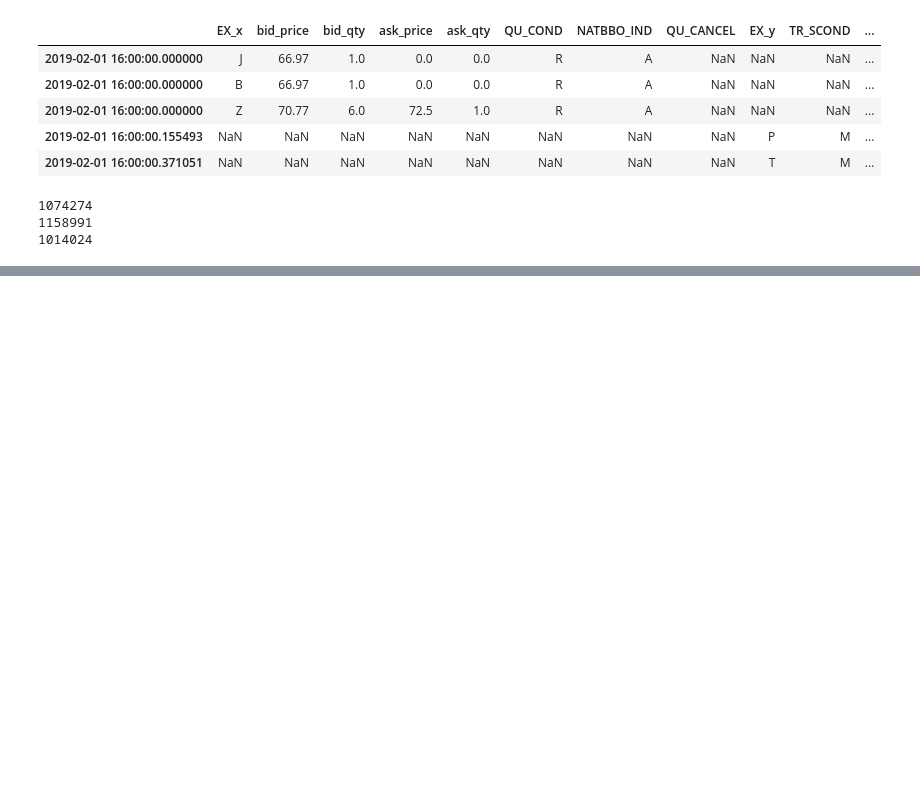
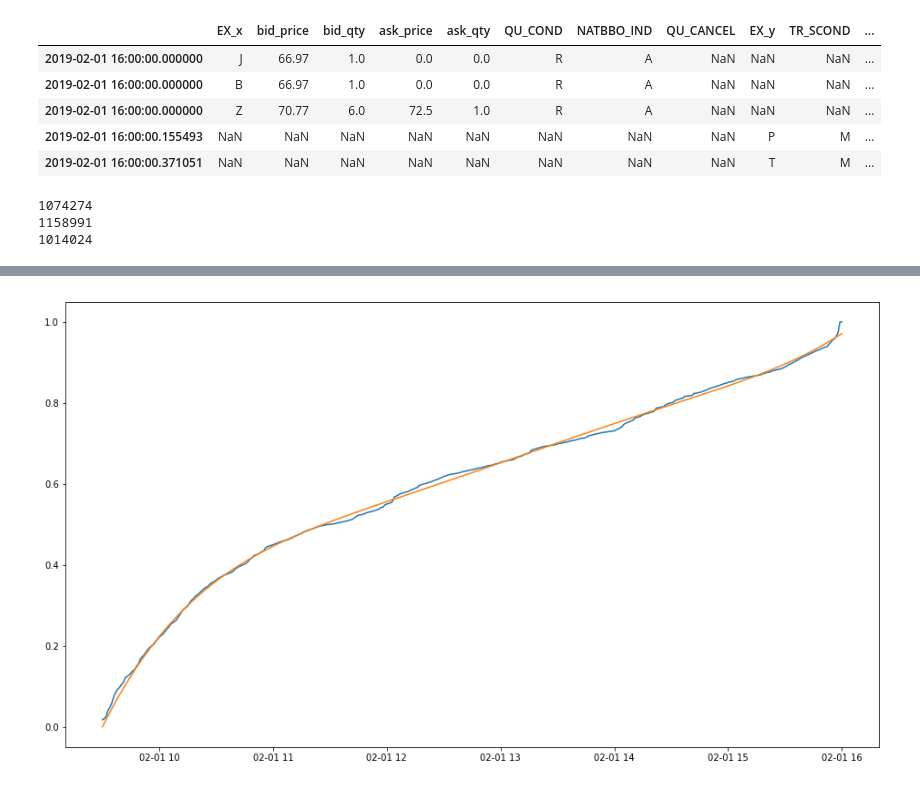
Before and after one commit to franklili3/Python-for-Finance-Engineering, a Jupyter notebook: homework4/homework4.ipynb, the cells around one changed output, grey strips where cells are left out. Saved outputs shown, nothing was run; the diff lists cells and outputs as text; code cells hidden in the pictures; blank space fills up the shorter version.

```diff
--- a/homework4/homework4.ipynb
+++ b/homework4/homework4.ipynb
@@ -102,0 +271,10 @@ print(len(quotes))
+# %%
+tgt_date = '2019-02-01'
+fig, ax1 = plt.subplots( figsize = ( 16, 9 ) )
+ax1.plot( minute_data[ 'accum_pct' ] )
+tgtsSeries = pd.Series( tgts )
+tgtsSeries.index = minute_data.index
+ax1.plot( tgtsSeries )
+plt.show()
+# %% [output]
+[figure, added]
```
Also changed, not shown: parts of 32 cells of this notebook, 1 other file.
